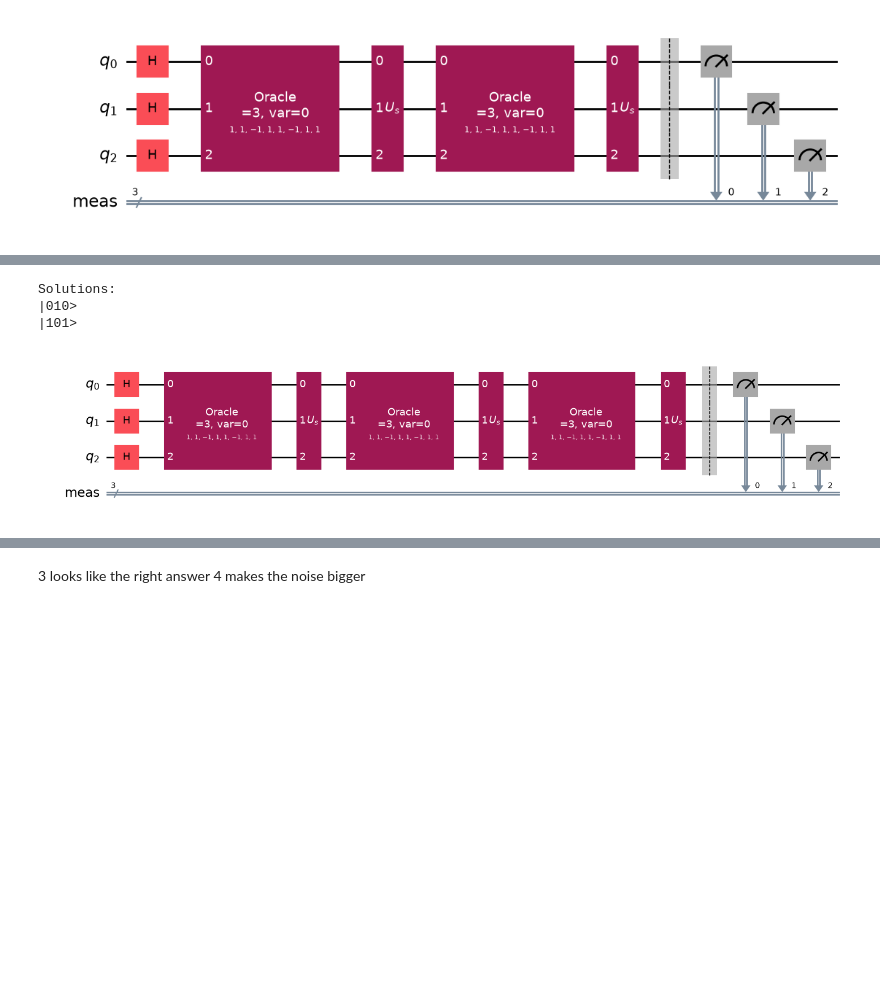
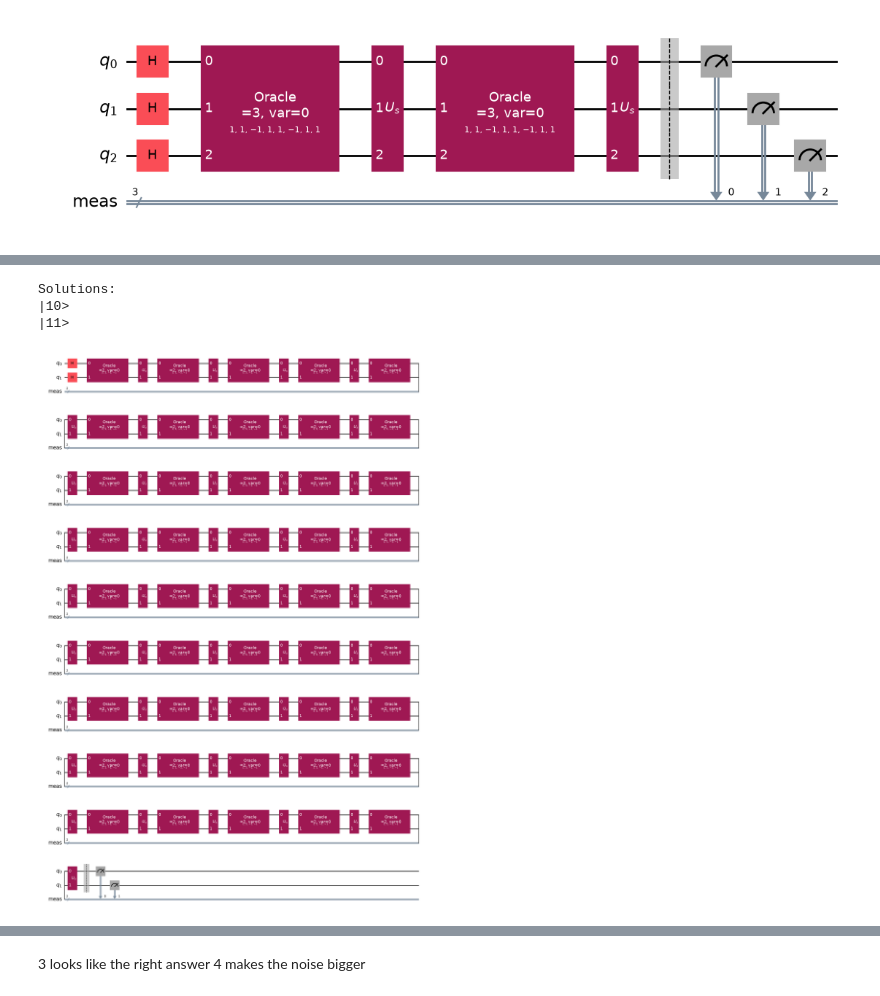
Before and after one commit to KingCobra021/Quantum-A1, a Jupyter notebook: A1.ipynb, the cells around one changed output, grey strips where cells are left out. Drawn from its saved outputs; the diff is of its cells as text; code cells hidden in the pictures; blank space fills up the shorter version.

```diff
--- a/A1.ipynb
+++ b/A1.ipynb
@@ -185,25 +185,25 @@ plot_histogram(job.result().get_counts())
 # %%
-n = 3
-iterations = 3
+n = 2
+iterations = 45
 
 oracle = grover_problem_oracle(n,variant=0,print_solutions=True)
 
 grover_circuit = QuantumCircuit(n)
 
 grover_circuit = initialize_s(grover_circuit,range(n))
 
 for i in range(iterations):
     grover_circuit.append(oracle, range(n))
     grover_circuit.append(diffuser(n), range(n))
 
 grover_circuit.measure_all()
 
 grover_circuit.draw("mpl")
 # %% [output]
 Solutions:
-|010>
-|101>
+|10>
+|11>
-[figure, old version]
+[figure, new version]
 # %%
 simulator = AerSimulator()
 
```
Also changed, not shown: parts of 4 cells of this notebook.
